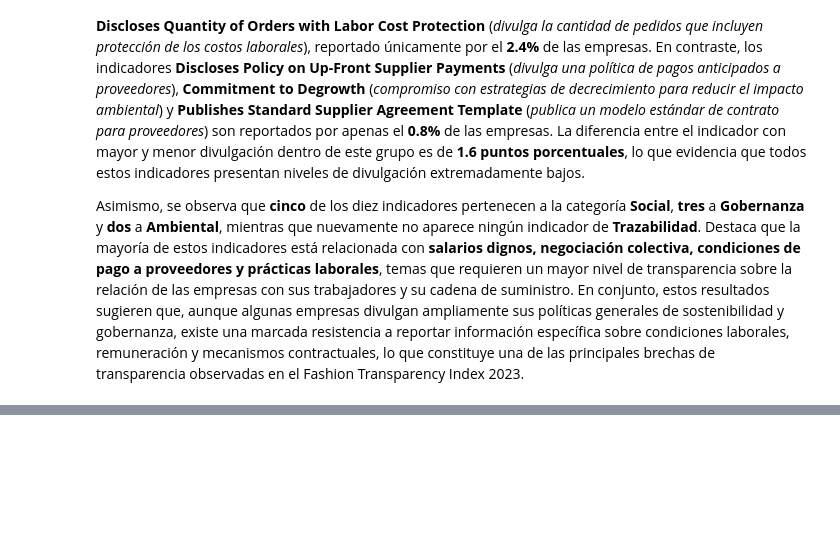
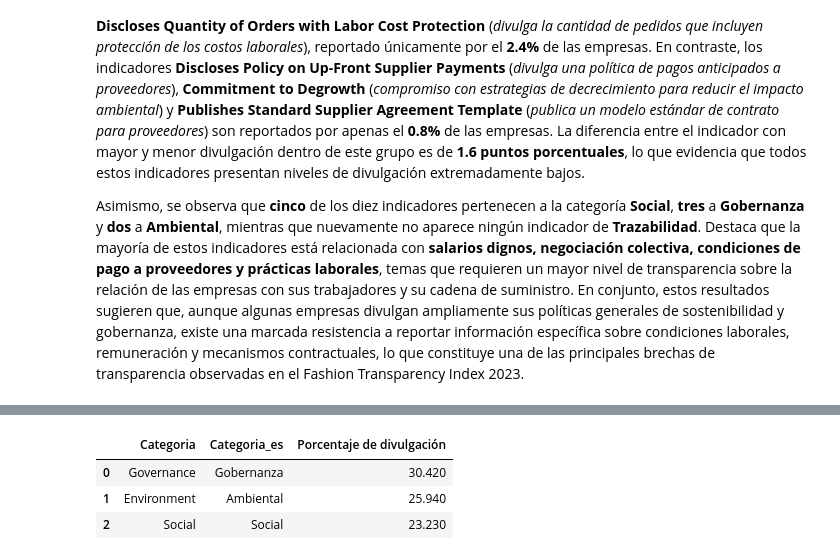
Before and after one commit to avrilsalazarrodriguez/fashion-transparency-index-2023, a Jupyter notebook: scripts/03_Analisis_exploratorio_de_datos.ipynb, the cells around one changed output, grey strips where cells are left out. Saved outputs shown, nothing was run; the diff lists cells and outputs as text; code cells hidden in the pictures; blank space fills up the shorter version.

```diff
--- a/scripts/03_Analisis_exploratorio_de_datos.ipynb
+++ b/scripts/03_Analisis_exploratorio_de_datos.ipynb
@@ -859,0 +864,41 @@ Asimismo, se observa que **cinco** de los diez indicadores pertenecen a la categ
+# %%
+# Calculamos el porcentaje promedio de divulgación por categoría temática
+
+divulgacion_categoria = (
+    divulgacion
+    .groupby("Categoria", as_index=False)
+    ["Porcentaje de divulgación"]
+    .mean()
+    .round(2)
+    .sort_values(
+        by="Porcentaje de divulgación",
+        ascending=False
+    )
+    .reset_index(drop=True)
+)
+
+# Incorporamos los nombres de las categorías en español para su presentación
+
+divulgacion_categoria["Categoria_es"] = (
+    divulgacion_categoria["Categoria"]
+    .map(CATEGORIAS_ES)
+)
+
+# Reordenamos las columnas
+
+divulgacion_categoria = divulgacion_categoria[
+    [
+        "Categoria",
+        "Categoria_es",
+        "Porcentaje de divulgación"
+    ]
+]
+
+# Mostramos el resultado
+
+display(divulgacion_categoria)
+# %% [output]
+|  | Categoria | Categoria_es | Porcentaje de divulgación |
+| 0 | Governance | Gobernanza | 30.420 |
+| 1 | Environment | Ambiental | 25.940 |
+| 2 | Social | Social | 23.230 |
```
Also changed, not shown: parts of 3 cells of this notebook, 1 other file.
